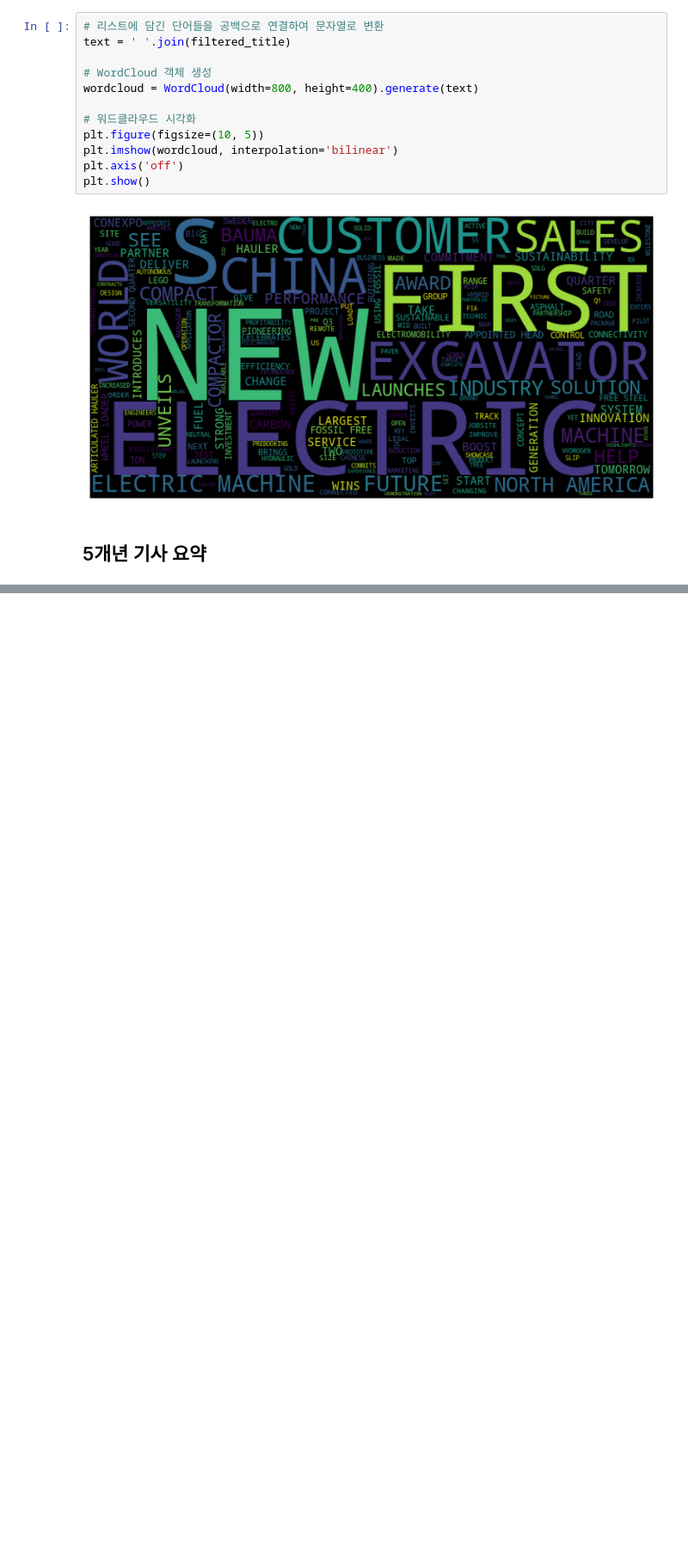
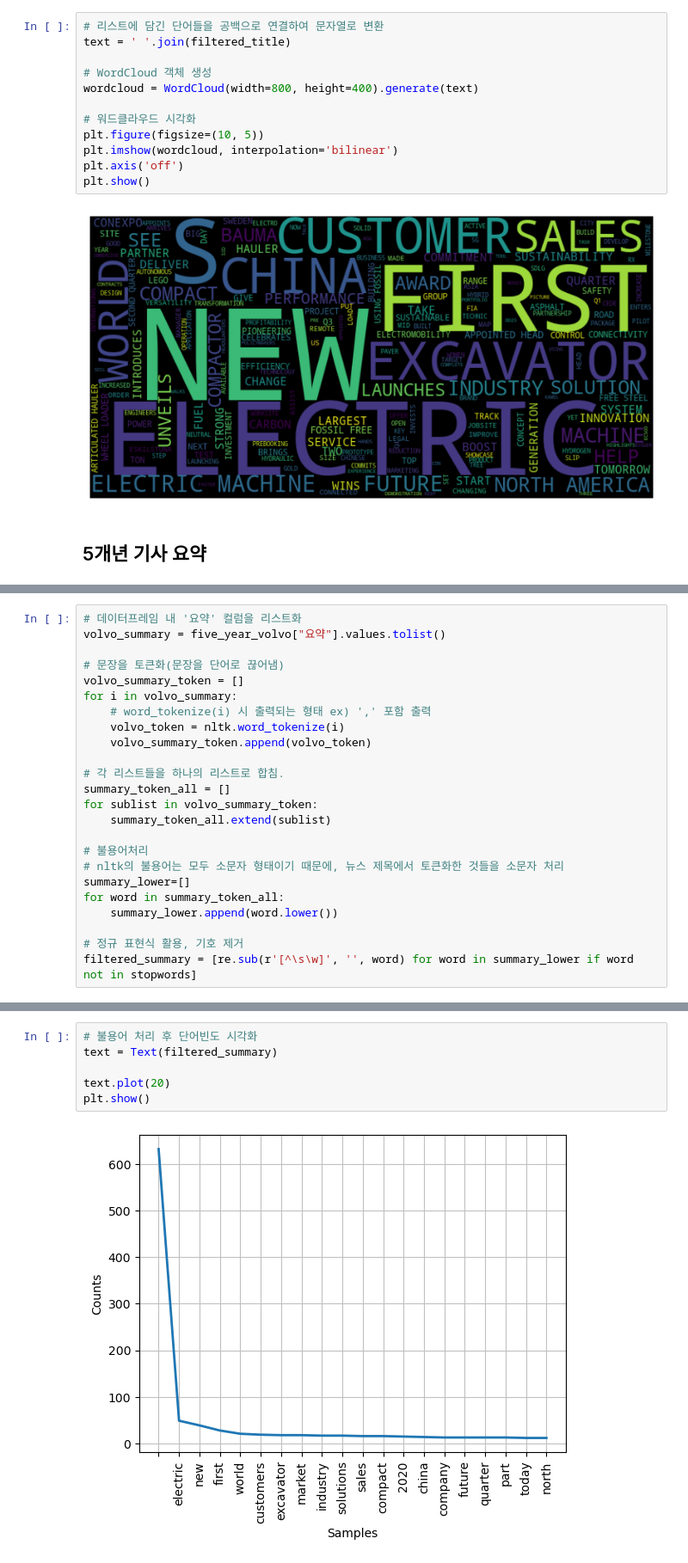
Before and after one commit to CE-MarketSensing/ConstructionEquipment, a Jupyter notebook: EDA/volvo_5year.ipynb, the cells around one changed output, grey strips where cells are left out. Shown at 86% size. Saved outputs shown, nothing was run; the diff lists cells and outputs as text; blank space fills up the shorter version.

```diff
--- a/EDA/volvo_5year.ipynb
+++ b/EDA/volvo_5year.ipynb
@@ -382,0 +336,24 @@ nltk.pos_tag(filtered_title)
+# %%
+# 데이터프레임 내 '요약' 컬럼을 리스트화
+volvo_summary = five_year_volvo["요약"].values.tolist()
+
+# 문장을 토큰화(문장을 단어로 끊어냄)
+volvo_summary_token = []
+for i in volvo_summary:
+    # word_tokenize(i) 시 출력되는 형태 ex) ',' 포함 출력
+    volvo_token = nltk.word_tokenize(i)
+    volvo_summary_token.append(volvo_token)
+
+# 각 리스트들을 하나의 리스트로 합침.
+summary_token_all = []
+for sublist in volvo_summary_token:
+    summary_token_all.extend(sublist)
+
+# 불용어처리
+# nltk의 불용어는 모두 소문자 형태이기 때문에, 뉴스 제목에서 토큰화한 것들을 소문자 처리
+summary_lower=[]
+for word in summary_token_all:
+    summary_lower.append(word.lower())
+
+# 정규 표현식 활용, 기호 제거
+filtered_summary = [re.sub(r'[^\s\w]', '', word) for word in summary_lower if word not in stopwords]
@@ -382,0 +372,8 @@ nltk.pos_tag(filtered_title)
+# %%
+# 불용어 처리 후 단어빈도 시각화
+text = Text(filtered_summary)
+
+text.plot(20)
+plt.show()
+# %% [output]
+[figure, added]
```
Also changed, not shown: parts of 26 cells of this notebook.
